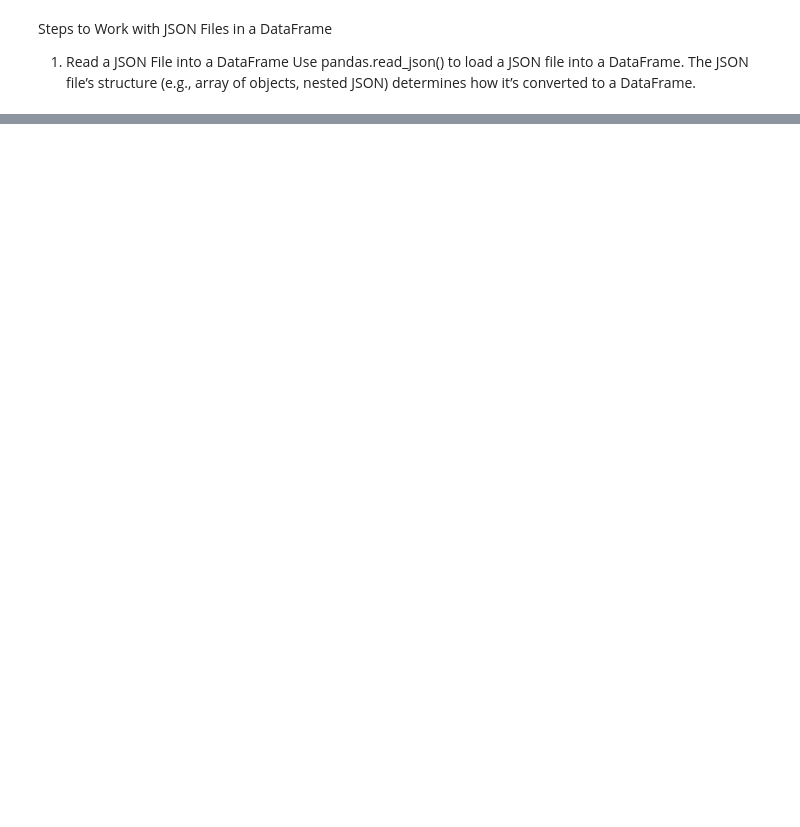
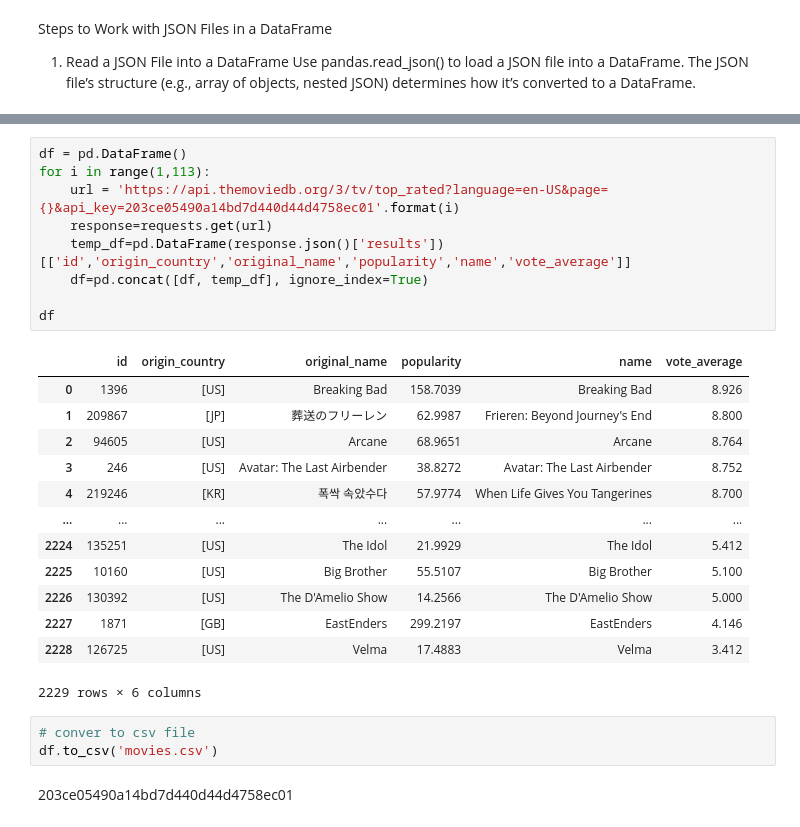
Before and after one commit to Misbahuddin111/Data-Analysis-process, a Jupyter notebook: 27 session data gathering.ipynb, the cells around one changed output, grey strips where cells are left out. Cells and saved outputs as stored; diff of their text form; blank space fills up the shorter version.

```diff
--- a/27 session data gathering.ipynb
+++ b/27 session data gathering.ipynb
@@ -135,0 +211,28 @@ pd.read_json('datasets/input.json')
+# %%
+df = pd.DataFrame()
+for i in range(1,113):
+    url = 'https://api.themoviedb.org/3/tv/top_rated?language=en-US&page={}&api_key=203ce05490a14bd7d440d44d4758ec01'.format(i)
+    response=requests.get(url)
+    temp_df=pd.DataFrame(response.json()['results'])[['id','origin_country','original_name','popularity','name','vote_average']]
+    df=pd.concat([df, temp_df], ignore_index=True)
+
+df
+# %% [output]
+|  | id | origin_country | original_name | popularity | name | vote_average |
+| 0 | 1396 | [US] | Breaking Bad | 158.7039 | Breaking Bad | 8.926 |
+| 1 | 209867 | [JP] | 葬送のフリーレン | 62.9987 | Frieren: Beyond Journey's End | 8.800 |
+| 2 | 94605 | [US] | Arcane | 68.9651 | Arcane | 8.764 |
+| 3 | 246 | [US] | Avatar: The Last Airbender | 38.8272 | Avatar: The Last Airbender | 8.752 |
+| 4 | 219246 | [KR] | 폭싹 속았수다 | 57.9774 | When Life Gives You Tangerines | 8.700 |
+| ... | ... | ... | ... | ... | ... | ... |
+| 2224 | 135251 | [US] | The Idol | 21.9929 | The Idol | 5.412 |
+| 2225 | 10160 | [US] | Big Brother | 55.5107 | Big Brother | 5.100 |
+| 2226 | 130392 | [US] | The D'Amelio Show | 14.2566 | The D'Amelio Show | 5.000 |
+| 2227 | 1871 | [GB] | EastEnders | 299.2197 | EastEnders | 4.146 |
+| 2228 | 126725 | [US] | Velma | 17.4883 | Velma | 3.412 |
+2229 rows × 6 columns
+# %%
+# conver to csv file
+df.to_csv('movies.csv')
+# %% [markdown]
+203ce05490a14bd7d440d44d4758ec01
```
Also changed, not shown: parts of 17 cells of this notebook, 1 other file.
